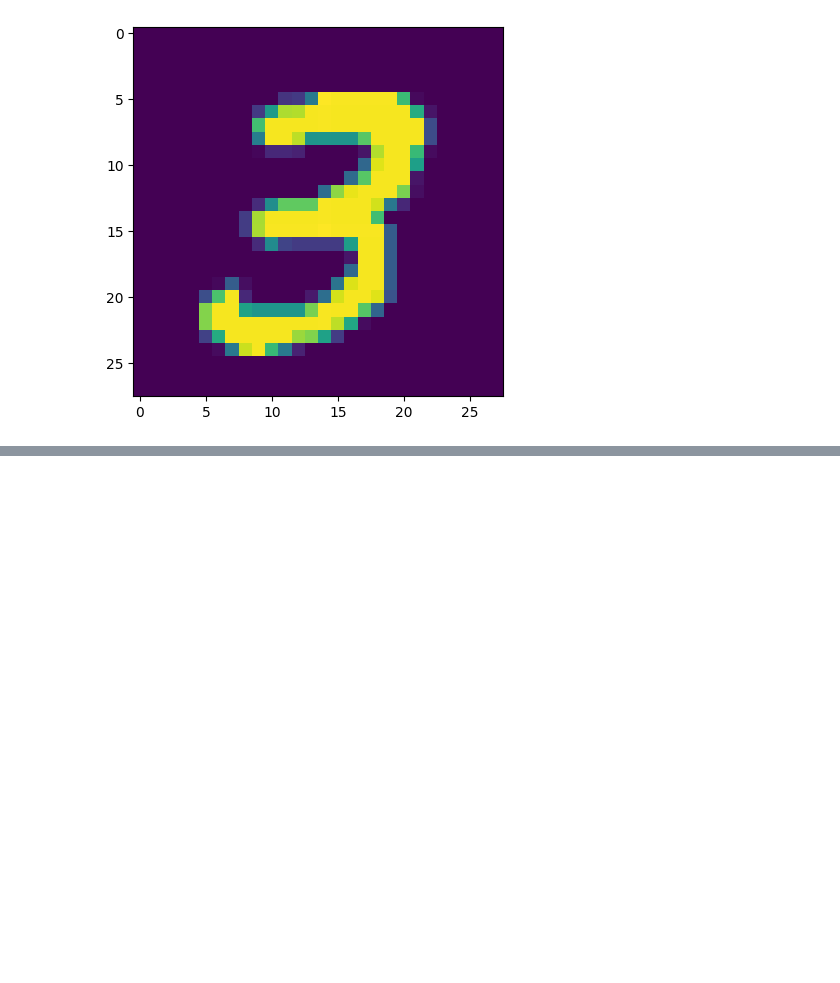
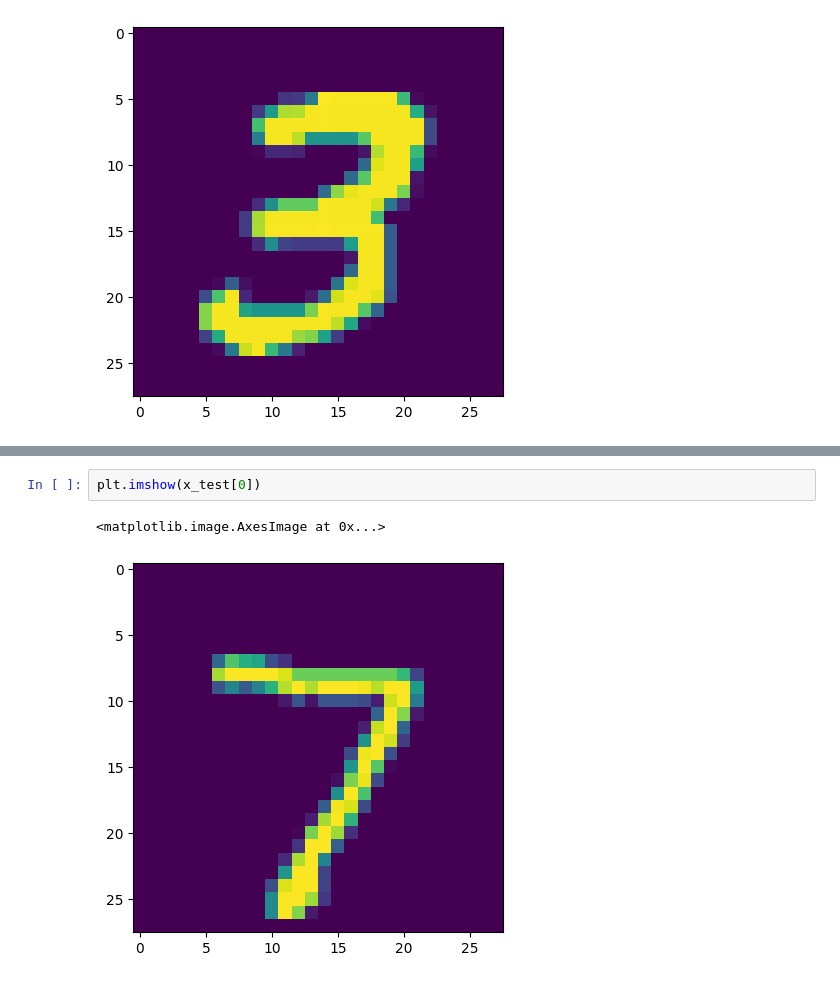
Before and after one commit to 9bishal/AI-Driven-Digit-Recognition-and-Math-Problem-Solver, a Jupyter notebook: AI_Driven_Digit_Recognition_and_Math_Problem_Solver.ipynb, the cells around one changed output, grey strips where cells are left out. Saved outputs shown, nothing was run; the diff lists cells and outputs as text; blank space fills up the shorter version.

```diff
--- a/AI_Driven_Digit_Recognition_and_Math_Problem_Solver.ipynb
+++ b/AI_Driven_Digit_Recognition_and_Math_Problem_Solver.ipynb
@@ -74,0 +242,5 @@ plt.imshow(x_train[7])
+# %%
+plt.imshow(x_test[0])
+# %% [output]
+<matplotlib.image.AxesImage at 0x...>
+[figure, added]
```
Also changed, not shown: parts of 22 cells of this notebook.
